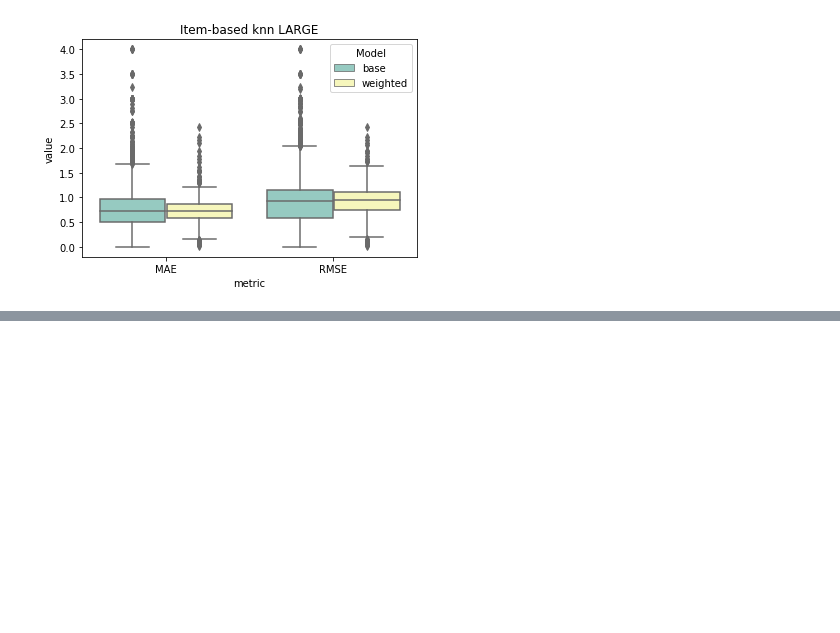
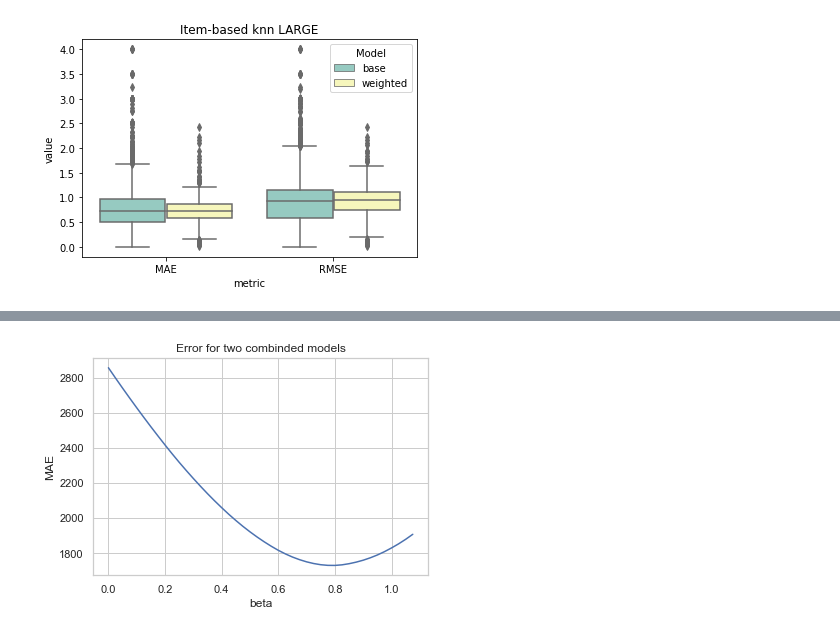
Before and after one commit to vvseva/recomend_hse, a Jupyter notebook: week4-hw/HomeWork1.ipynb, the cells around one changed output, grey strips where cells are left out. Saved outputs shown, nothing was run; the diff lists cells and outputs as text; code cells hidden in the pictures; blank space fills up the shorter version.

```diff
--- a/week4-hw/HomeWork1.ipynb
+++ b/week4-hw/HomeWork1.ipynb
@@ -1504,0 +1612,5 @@ plt.show()
+# %%
+recs_w_t_clean = {}
+for user in recs_w_t:
+    if user in users_left:
+        recs_w_t_clean[user] = recs_w_t[user]
@@ -1504,0 +1637,5 @@ plt.show()
+# %%
+critics_test_clear = {}
+for user in critics_test:
+    if user in users_left:
+        critics_test_clear[user] = critics_test[user]
@@ -1504,0 +1699,9 @@ plt.show()
+# %%
+def evaluate_beta(beta = 0.5):
+    errors_beta = 0
+    for user in critics_test_clear:
+        for movie in critics_test_clear[user]:
+            if movie in recs_w_clean[user]:
+                if movie in recs_w_t_clean[user]:
+                    errors_beta += abs(recs_w_clean[user][movie] * beta + recs_w_t_clean[user][movie] * (1-beta) - critics_test_clear[user][movie])
+    return errors_beta
@@ -1504,0 +1712,4 @@ plt.show()
+# %%
+beta_results = {}
+for b in np.arange(0.0, 1.1, 0.025):
+    beta_results[b] = evaluate_beta(beta = b)
@@ -1504,0 +1723,9 @@ plt.show()
+# %%
+plt.figure()
+plt.plot(list(beta_results.keys()), list(beta_results.values()))
+plt.xlabel("beta")
+plt.ylabel("MAE")
+plt.title("Error for two combinded models")
+plt.show()
+# %% [output]
+[figure, added]
```
Also changed, not shown: parts of 52 cells of this notebook.
